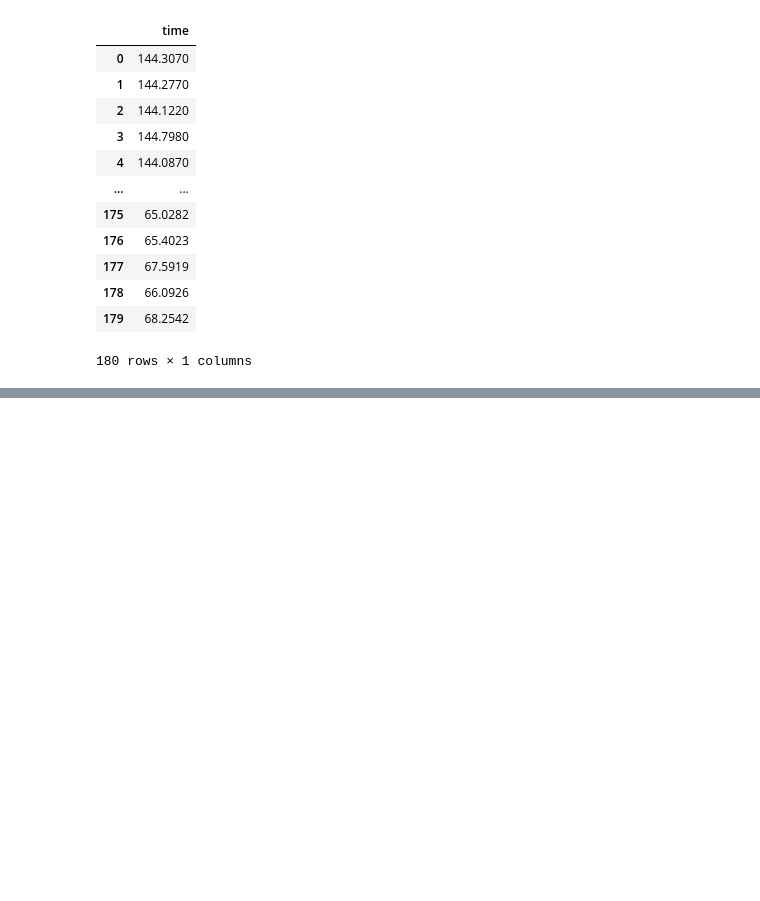
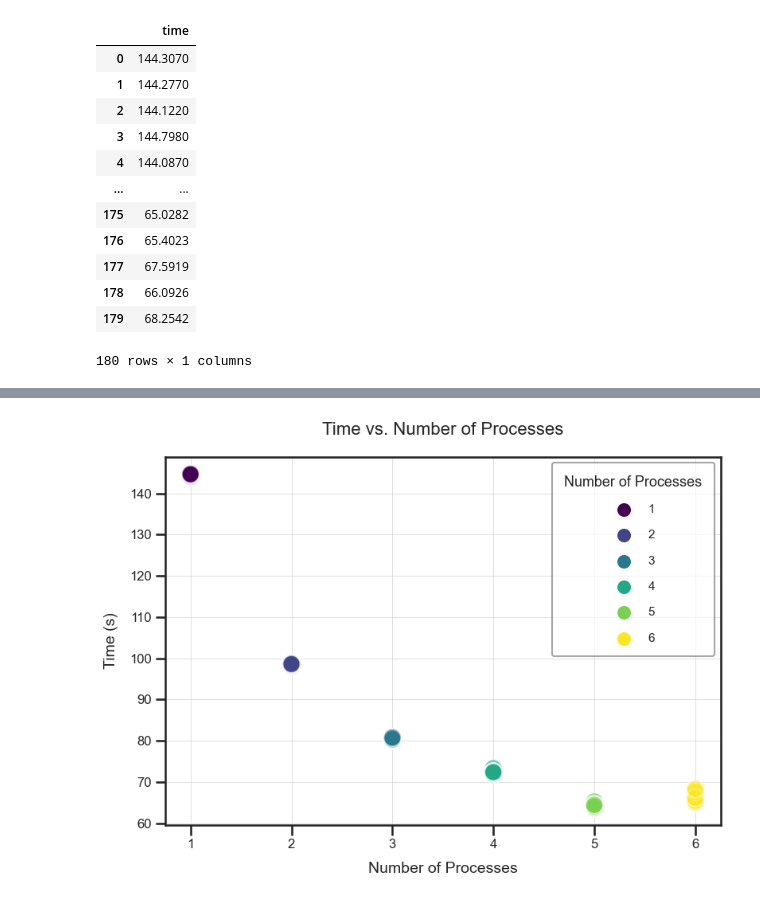
Before and after one commit to Falivith/ippd-imageprocessor, a Jupyter notebook: data_analysis.ipynb, the cells around one changed output, grey strips where cells are left out. Saved outputs shown, nothing was run; the diff lists cells and outputs as text; code cells hidden in the pictures; blank space fills up the shorter version.

Commit message:
add some data analysis

```diff
--- a/data_analysis.ipynb
+++ b/data_analysis.ipynb
@@ -97,0 +100,93 @@ plt.show()
+# %%
+import numpy as np
+from scipy.stats import norm
+import seaborn as sns
+import matplotlib.pyplot as plt
+
+def calculate_confidence_interval(df, confidence_level=0.95):
+    mean = df.mean()
+    std = df.std()
+    n = len(df)
+    z = norm.ppf(confidence_level)
+    ci = z * (std / np.sqrt(n))
+    return mean - ci, mean + ci
+
+confidence_interval = df_batch.groupby('np')['time'].apply(lambda x: calculate_confidence_interval(x, 0.95)).apply(pd.Series).reset_index()
+confidence_interval.columns = ['np', 'ci_lower', 'ci_upper']
+
+for i in range(1, 7):
+    df_batch.loc[df_batch['np'] == i, 'ci_lower'] = confidence_interval.loc[confidence_interval['np'] == i, 'ci_lower'].values[0]
+    df_batch.loc[df_batch['np'] == i, 'ci_upper'] = confidence_interval.loc[confidence_interval['np'] == i, 'ci_upper'].values[0]
+
+
+
+# Set an elegant theme
+sns.set_theme(style='ticks', context='talk', palette='muted')
+
+# Create a larger, more proportionate figure
+plt.figure(figsize=(9, 6))
+
+# Create a scatter plot with improved aesthetics
+scatter = sns.scatterplot(
+    x='np',
+    y='time',
+    data=df_batch,
+    hue='np',
+    palette='viridis',
+    style='np',  # Differentiate by style as well as color
+    markers='o',  # Use a different marker for a fresh look
+    s=250,  # Slightly larger markers
+    alpha=0.6  # A bit more transparency for overlapping points
+)
+
+# for i in df_mean['np'].unique():
+#     subset = df_mean[df_mean['np'] == i]
+#     plt.errorbar(
+#         x=subset['np'],
+#         y=subset['time'],
+#         yerr=[abs(subset['time'] - subset['ci_lower']), abs(subset['ci_upper'] - subset['time'])],
+#         fmt='none',  # No center marker
+#         capsize=5,  # Caps on the error bars
+#         ecolor='red',  # Color of the error bars
+#         elinewidth=2,  # Width of the error bars
+#         capthick=1,  # Thickness of the caps
+#         label='95% CI' if i == 1 else None  # Only label one set of error bars
+#     )
+
+# handles, labels = scatter.get_legend_handles_labels()
+
+# # Add custom legend entry for sample size
+# sample_size_handle = plt.Line2D([], [], color='gray', marker='o', linestyle='None',
+#                                 markersize=8, label='Sample size: 30')
+
+# # Append the custom legend entry
+# handles.append(sample_size_handle)
+
+# Enhance the legend
+leg = plt.legend(
+    # handles=handles,
+    title='Number of Processes',
+    title_fontsize='13',
+    fontsize='11',
+    loc='upper right',  # Changed to upper right corner
+    frameon=True,  # Optionally add a frame
+    framealpha=0.7,  # Slight transparency in the frame
+    edgecolor='gray',  # Frame edge color
+    labelspacing=1.2,
+    handletextpad=1,
+    borderpad=1,
+    markerscale=1.2
+)
+
+# Update labels and title with improved styling
+plt.xlabel('Number of Processes', fontsize=14, labelpad=10)
+plt.ylabel('Time (s)', fontsize=14, labelpad=10)
+plt.title('Time vs. Number of Processes', fontsize=16, pad=20)
+
+# Refine gridlines and ticks
+plt.grid(True, which='both', linestyle='-', linewidth=0.5, color='lightgrey')
+plt.tick_params(axis='both', which='major', labelsize=12)
+
+# Save the plot with high resolution
+plt.savefig('times_scatter.png', dpi=300, bbox_inches='tight')
+# %% [output]
@@ -97,0 +195 @@ plt.show()
+[figure, added]
```
Also changed, not shown: parts of 8 cells of this notebook, 5 other files.
